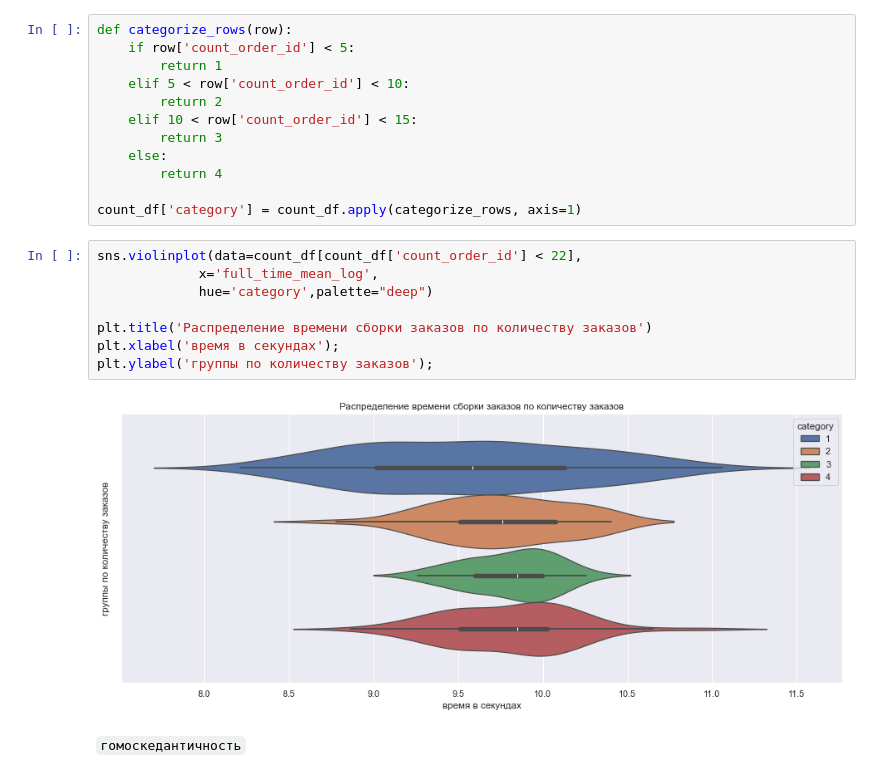
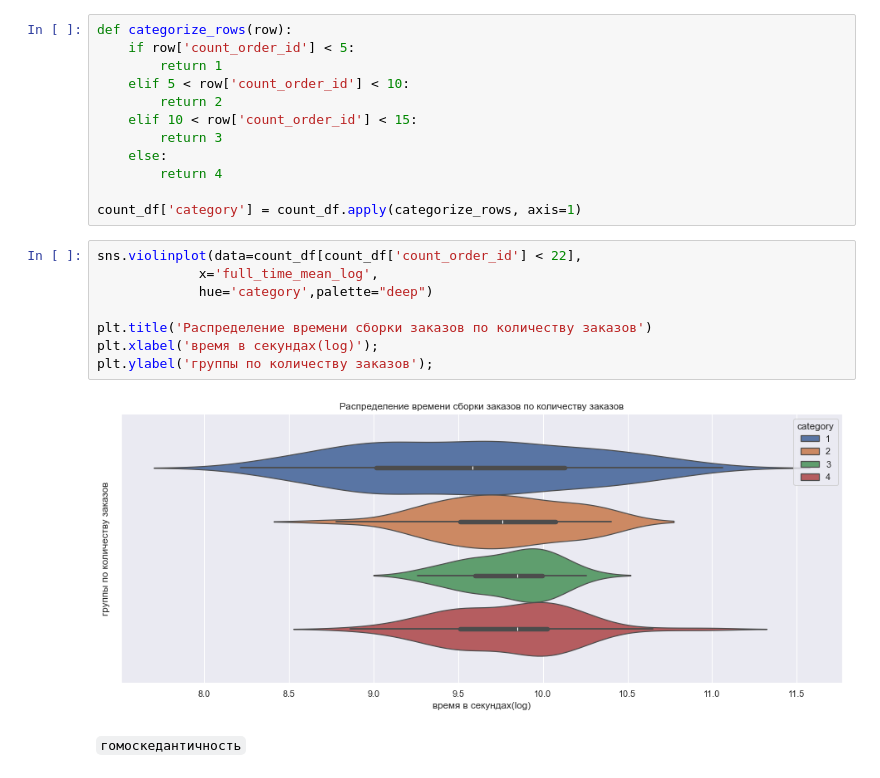
Before and after one commit to evanc001/practice_in_uzum_cource, a Jupyter notebook: live_code_practic/live_code_project.ipynb, the cells around one changed output. Saved outputs shown, nothing was run; the diff lists cells and outputs as text.

```diff
--- a/live_code_practic/live_code_project.ipynb
+++ b/live_code_practic/live_code_project.ipynb
@@ -427,13 +427,13 @@ count_df['category'] = count_df.apply(categorize_rows, axis=1)
 # %%
 sns.violinplot(data=count_df[count_df['count_order_id'] < 22],
              x='full_time_mean_log',
              hue='category',palette="deep")
 
 plt.title('Распределение времени сборки заказов по количеству заказов')
-plt.xlabel('время в секундах');
+plt.xlabel('время в секундах(log)');
 plt.ylabel('группы по количеству заказов');
 # %% [output]
-[figure, old version]
+[figure, new version]
 # %% [markdown]
 `гомоскедантичность`
 # %%
```
Also changed, not shown: parts of 2 cells of this notebook.
